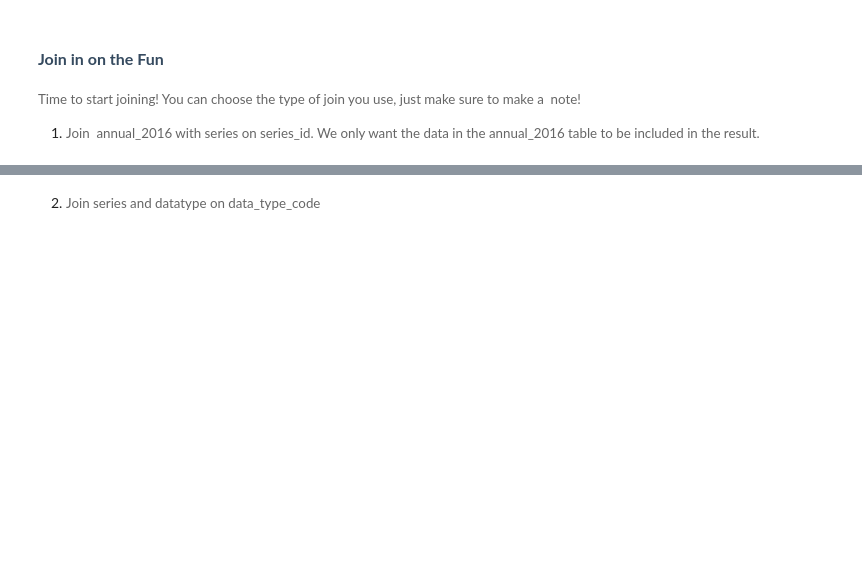
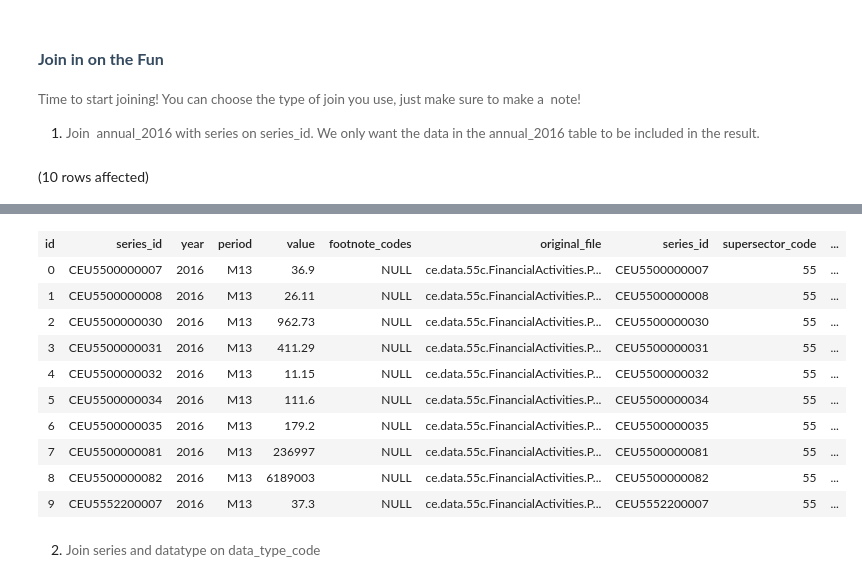
Before and after one commit to yayasanya/Assignment3_9to5, a Jupyter notebook: 9to5.ipynb, the cells around one changed output, grey strips where cells are left out. Saved outputs shown, nothing was run; the diff lists cells and outputs as text; code cells hidden in the pictures; blank space fills up the shorter version.

```diff
--- a/9to5.ipynb
+++ b/9to5.ipynb
@@ -55,3 +95,9 @@ To add a photo, diagram or document to your file, drop the file into the folder
 <span style="font-size: 10pt; font-family: Arvo, serif; color: rgb(102, 102, 102); background-color: rgb(255, 255, 255); font-variant-numeric: normal; font-variant-east-asian: normal; vertical-align: baseline; white-space: pre-wrap;">Time to start joining! You can choose the type of join you use, just make sure to make a&nbsp; note!</span>
 
 1. <span style="background-color: rgb(255, 255, 255); font-size: 10pt; white-space: pre-wrap; color: rgb(102, 102, 102); font-family: Arvo, serif;">Join&nbsp; annual_2016 with series on series_id. We only want the data in the annual_2016 table to be included in the result.</span>
+# %%
+SELECT TOP 10 * FROM LaborStatisticsDB.dbo.annual_2016 AS an
+LEFT JOIN LaborStatisticsDB.dbo.series AS s
+ON an.series_id=s.series_id
+# %% [output]
+(10 rows affected)
@@ -58,2 +105,13 @@ To add a photo, diagram or document to your file, drop the file into the folder
+| id | series_id | year | period | value | footnote_codes | original_file | series_id | supersector_code | ... |
+| 0 | CEU5500000007 | 2016 | M13 | 36.9 | NULL | ce.data.55c.FinancialActivities.P... | CEU5500000007 | 55 | ... |
+| 1 | CEU5500000008 | 2016 | M13 | 26.11 | NULL | ce.data.55c.FinancialActivities.P... | CEU5500000008 | 55 | ... |
+| 2 | CEU5500000030 | 2016 | M13 | 962.73 | NULL | ce.data.55c.FinancialActivities.P... | CEU5500000030 | 55 | ... |
+| 3 | CEU5500000031 | 2016 | M13 | 411.29 | NULL | ce.data.55c.FinancialActivities.P... | CEU5500000031 | 55 | ... |
+| 4 | CEU5500000032 | 2016 | M13 | 11.15 | NULL | ce.data.55c.FinancialActivities.P... | CEU5500000032 | 55 | ... |
+| 5 | CEU5500000034 | 2016 | M13 | 111.6 | NULL | ce.data.55c.FinancialActivities.P... | CEU5500000034 | 55 | ... |
+| 6 | CEU5500000035 | 2016 | M13 | 179.2 | NULL | ce.data.55c.FinancialActivities.P... | CEU5500000035 | 55 | ... |
+| 7 | CEU5500000081 | 2016 | M13 | 236997 | NULL | ce.data.55c.FinancialActivities.P... | CEU5500000081 | 55 | ... |
+| 8 | CEU5500000082 | 2016 | M13 | 6189003 | NULL | ce.data.55c.FinancialActivities.P... | CEU5500000082 | 55 | ... |
+| 9 | CEU5552200007 | 2016 | M13 | 37.3 | NULL | ce.data.55c.FinancialActivities.P... | CEU5552200007 | 55 | ... |
 # %% [markdown]
 2. <span style="background-color: rgb(255, 255, 255); font-size: 10pt; white-space: pre-wrap; color: rgb(102, 102, 102); font-family: Arvo, serif;">Join series and datatype on data_type_code</span>
```
Also changed, not shown: parts of 27 cells of this notebook, 1 other file.
